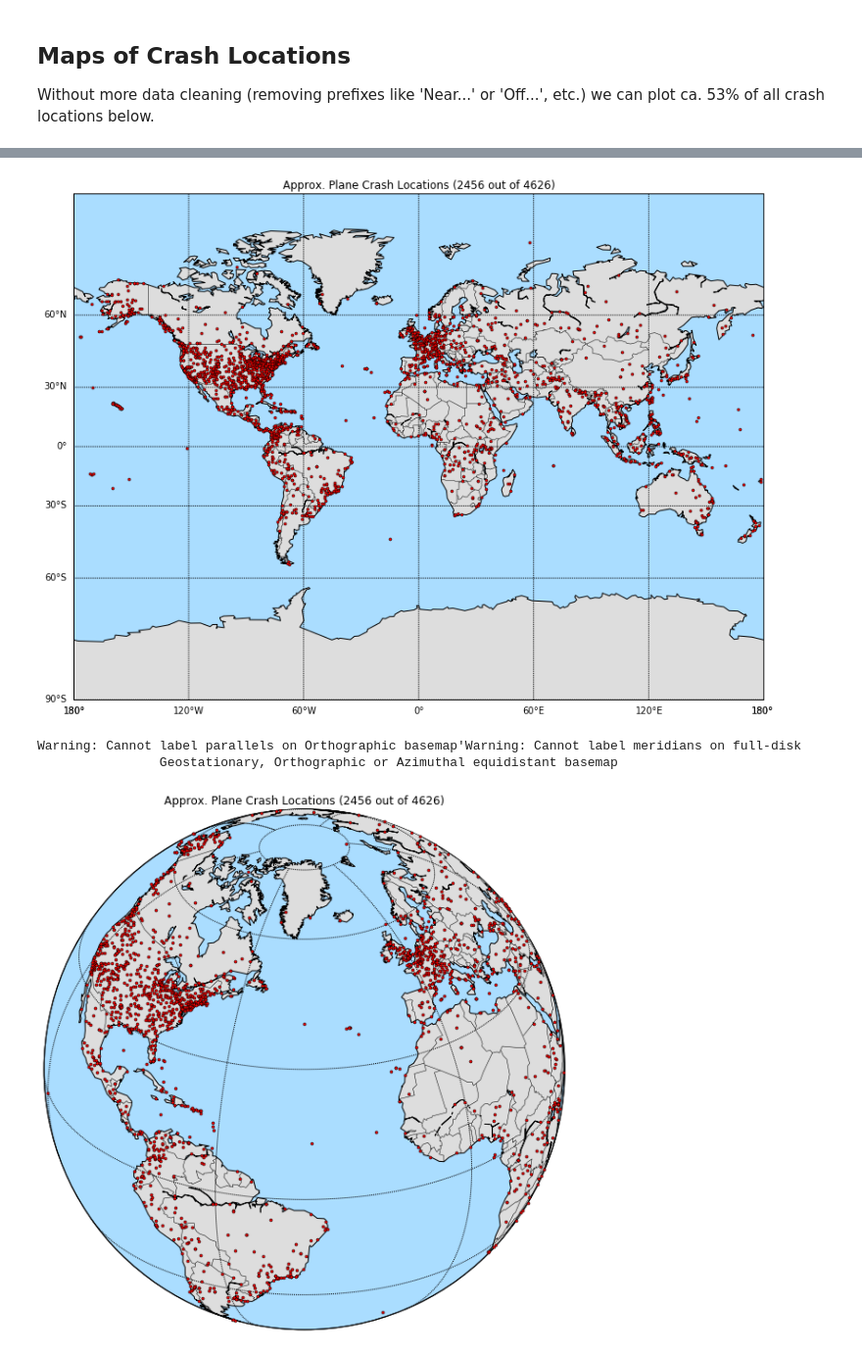
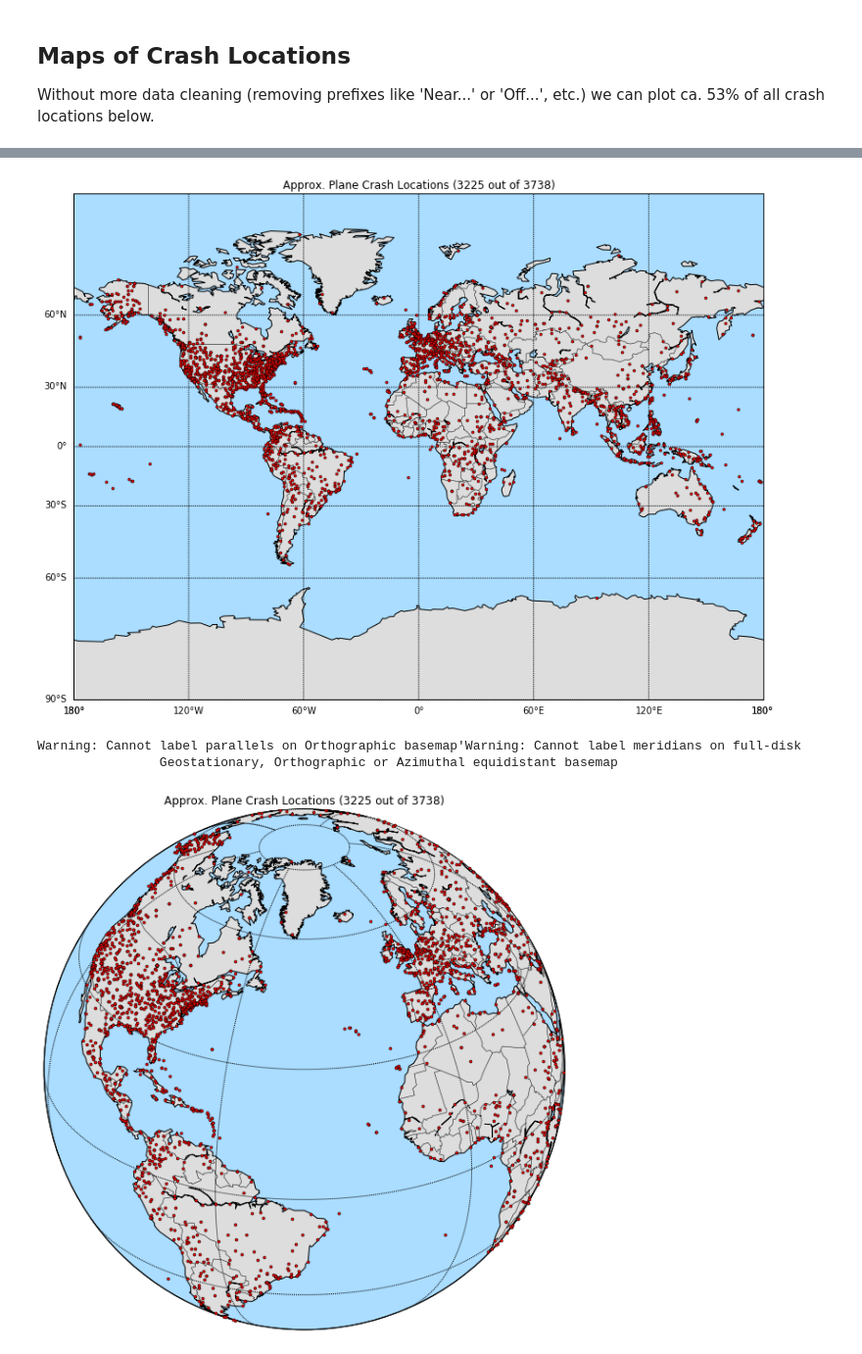
Before and after one commit to deeplook/notebooks, a Jupyter notebook: planecrashinfo/planecrashinfo.ipynb, the cells around one changed output, grey strips where cells are left out. Shown at 98% size. Saved outputs shown, nothing was run; the diff lists cells and outputs as text; code cells hidden in the pictures.

Commit message:
Added code to build database and geolocs file.

```diff
--- a/planecrashinfo/planecrashinfo.ipynb
+++ b/planecrashinfo/planecrashinfo.ipynb
@@ -267,7 +274,7 @@ import numpy as np
 import matplotlib.pyplot as plt
 from mpl_toolkits.basemap import Basemap
 
-def show_map(latlons, title='', proj='mill', lat_0=0, lon_0=0):
+def show_map(positions, title='', proj='mill', lat_0=0, lon_0=0):
     "Show a world map."
 
     plt.figure(num=1, figsize=(20,10))
@@ -281,15 +288,16 @@ def show_map(latlons, title='', proj='mill', lat_0=0, lon_0=0):
     map.drawmapboundary(fill_color='#aaddff')
     map.fillcontinents(color='#dddddd', lake_color='#aaddff')
 
-    for (lat, lon) in latlons:
+    for pos in positions:
+        lon, lat = pos['lon'], pos['lat']
         map.plot(lon, lat, 'ro', markersize=3, latlon=True)
 
     plt.show()
 # %%
 import json
 
-locs = json.load(open('data/geo_locations.json'))
-latlons = list(filter(None, locs.values()))
+locs = json.load(open('data/geolocs.json'))
+positions = list(filter(None, locs.values()))
 print('#locations found: %d' % len(locs))
-print('#coordinates found: %d' % len(latlons))
+print('#coordinates found: %d' % len(positions))
 # %% [output]
@@ -298,12 +306,12 @@ print('#coordinates found: %d' % len(latlons))
 # %%
-title = 'Approx. Plane Crash Locations (%d out of %d)'% (len(latlons), len(locs))
-show_map(latlons, title=title, proj='mill')
+title = 'Approx. Plane Crash Locations (%d out of %d)'% (len(positions), len(locs))
+show_map(positions, title=title, proj='mill')
 # %% [output]
-[figure, old version]
+[figure, new version]
 # %%
-title = 'Approx. Plane Crash Locations (%d out of %d)'% (len(latlons), len(locs))
-show_map(latlons, title=title, proj='ortho', lat_0=30, lon_0=-40)
+title = 'Approx. Plane Crash Locations (%d out of %d)'% (len(positions), len(locs))
+show_map(positions, title=title, proj='ortho', lat_0=30, lon_0=-40)
 # %% [output]
 Warning: Cannot label parallels on Orthographic basemap'Warning: Cannot label meridians on full-disk
                 Geostationary, Orthographic or Azimuthal equidistant basemap
-[figure, old version]
+[figure, new version]
```
Also changed, not shown: parts of 6 cells of this notebook, 7 other files.
